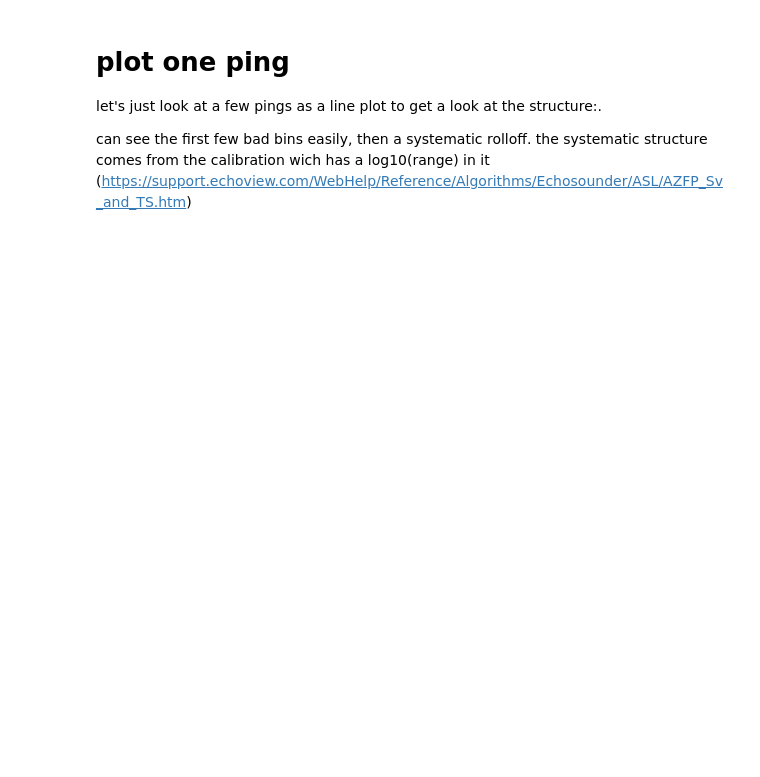
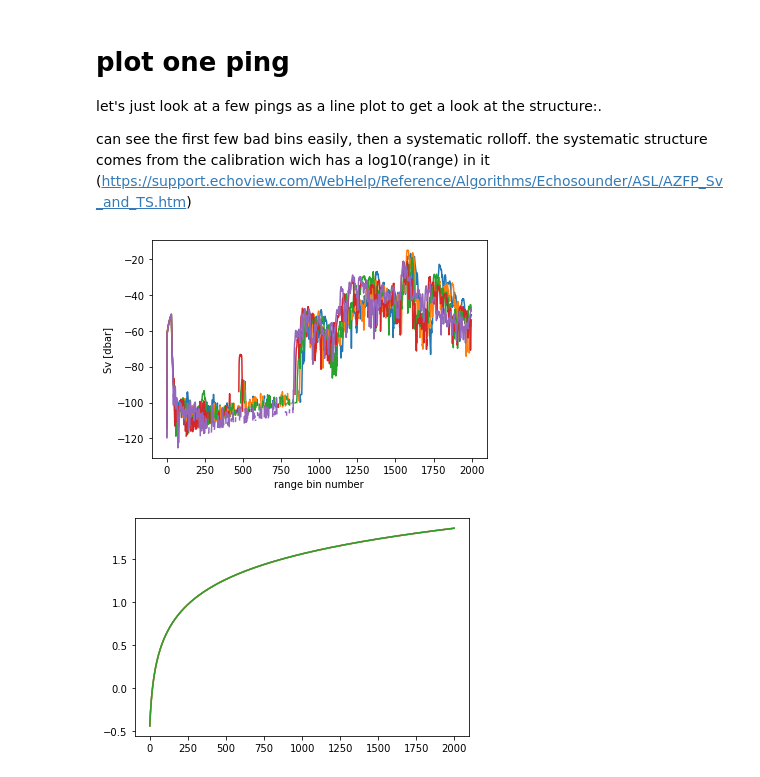
Before and after one commit to nlbeaird/glider_acoustics, a Jupyter notebook: glider_azfp_data_integration.ipynb, the cells around one changed output. Drawn from its saved outputs; the diff is of its cells as text; code cells hidden in the pictures; blank space fills up the shorter version.

```diff
--- a/glider_azfp_data_integration.ipynb
+++ b/glider_azfp_data_integration.ipynb
@@ -363,21 +415,29 @@ can see the first few bad bins easily, then a systematic rolloff. the systematic
 # %%
 
 mid_ind = round(len(ed.Sv_clean.ping_time)/2)
 
 
 # some points from the middle
 profs = ed.Sv_clean.Sv.sel(frequency
                            =freq)[mid_ind:mid_ind+5,:].data
 
 # some points from the start:
 profs = ed.Sv_clean.Sv.sel(frequency
                            =freq)[:5,:].data
+
+# some points from the end:
+profs = ed.Sv_clean.Sv.sel(frequency
+                           =freq)[-5:,:].data
+
 plt.plot(profs.T);
 plt.ylabel('Sv [dbar]')
 plt.xlabel('range bin number')
 
 
 # this is part of the basic calibration
 # it's dependant on the log of the range
 plt.figure()
 plt.plot(np.log10(ed.Sv_clean.range.T));
+# %% [output]
+[figure, added]
+[figure, added]
```
Also changed, not shown: parts of 9 cells of this notebook, 1 other file.
